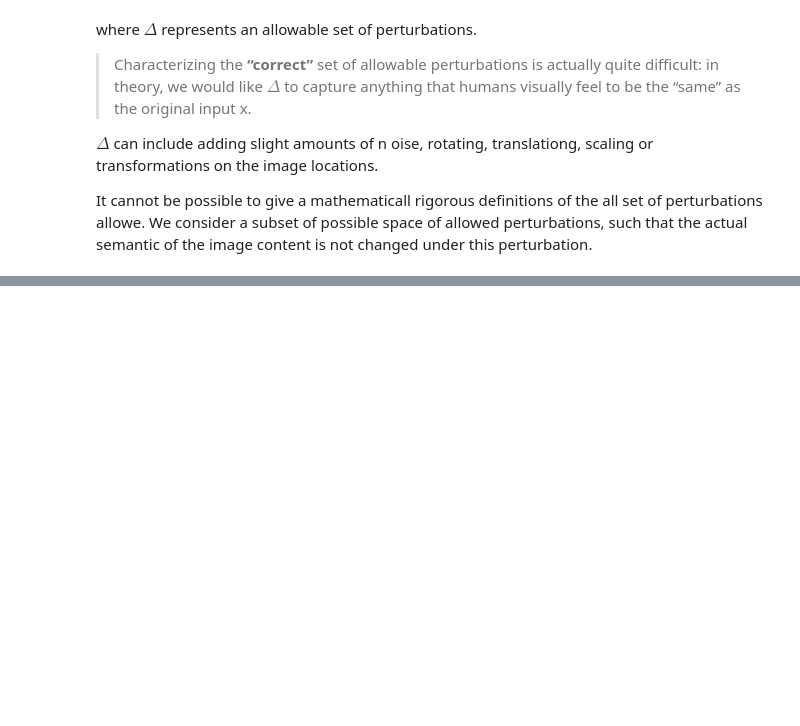
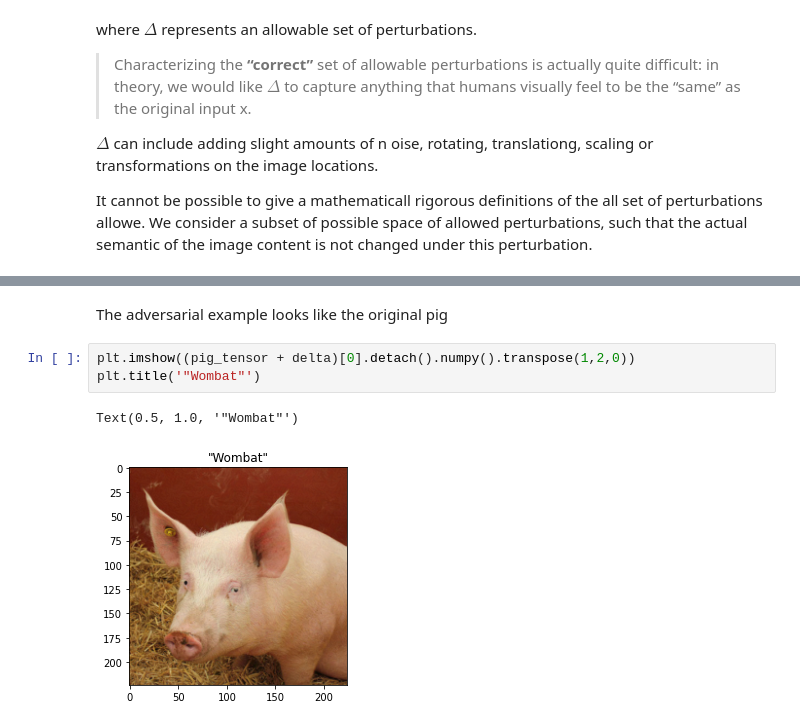
Before and after one commit to Ivanrs297/machine-learning-projects, a Jupyter notebook: ml-adversarial-robustness/Introduction_adversarial_robustness.ipynb, the cells around one changed output, grey strips where cells are left out. Saved outputs shown, nothing was run; the diff lists cells and outputs as text; blank space fills up the shorter version.

```diff
--- a/ml-adversarial-robustness/Introduction_adversarial_robustness.ipynb
+++ b/ml-adversarial-robustness/Introduction_adversarial_robustness.ipynb
@@ -229,0 +315,8 @@ $$
+# %% [markdown]
+The adversarial example looks like the original pig
+# %%
+plt.imshow((pig_tensor + delta)[0].detach().numpy().transpose(1,2,0))
+plt.title('"Wombat"')
+# %% [output]
+Text(0.5, 1.0, '"Wombat"')
+[figure, added]
```
Also changed, not shown: parts of 25 cells of this notebook, 15 other files.
